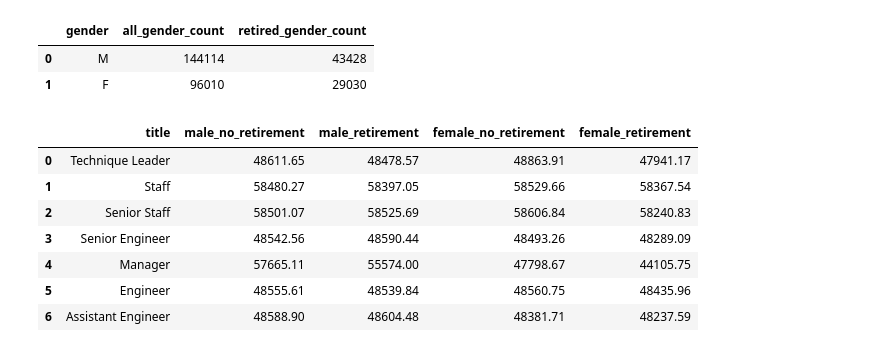
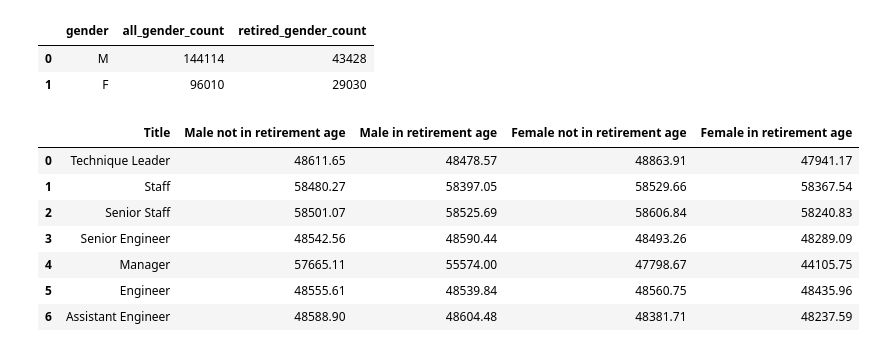
Before and after one commit to Daniel-Sanudo/Pewlett-Hackard-Analysis, a Jupyter notebook: Data/Tables.ipynb, the cells around one changed output. Drawn from its saved outputs; the diff is of its cells as text; code cells hidden in the pictures.

```diff
--- a/Data/Tables.ipynb
+++ b/Data/Tables.ipynb
@@ -4,3 +4,9 @@ import matplotlib.pyplot as plt
 import numpy as np
 # %%
 wage_gap_csv = pd.read_csv('salaries_per_title_and_gender.csv')
+wage_gap_csv.columns = ['Title',
+                        'Male not in retirement age',
+                        'Male in retirement age',
+                        'Female not in retirement age',
+                        'Female in retirement age']
+wage_gap_csv
@@ -128,10 +145,9 @@ Employees_Gender_DF
 | 0 | M | 144114 | 43428 |
 | 1 | F | 96010 | 29030 |
 # %%
-Salaries_Title_Gender_DF = pd.read_csv('salaries_per_title_and_gender.csv')
-Salaries_Title_Gender_DF
+wage_gap_csv
 # %% [output]
-|  | title | male_no_retirement | male_retirement | female_no_retirement | female_retirement |
+|  | Title | Male not in retirement age | Male in retirement age | Female not in retirement age | Female in retirement age |
 | 0 | Technique Leader | 48611.65 | 48478.57 | 48863.91 | 47941.17 |
 | 1 | Staff | 58480.27 | 58397.05 | 58529.66 | 58367.54 |
 | 2 | Senior Staff | 58501.07 | 58525.69 | 58606.84 | 58240.83 |
```
Also changed, not shown: parts of 2 cells of this notebook.
